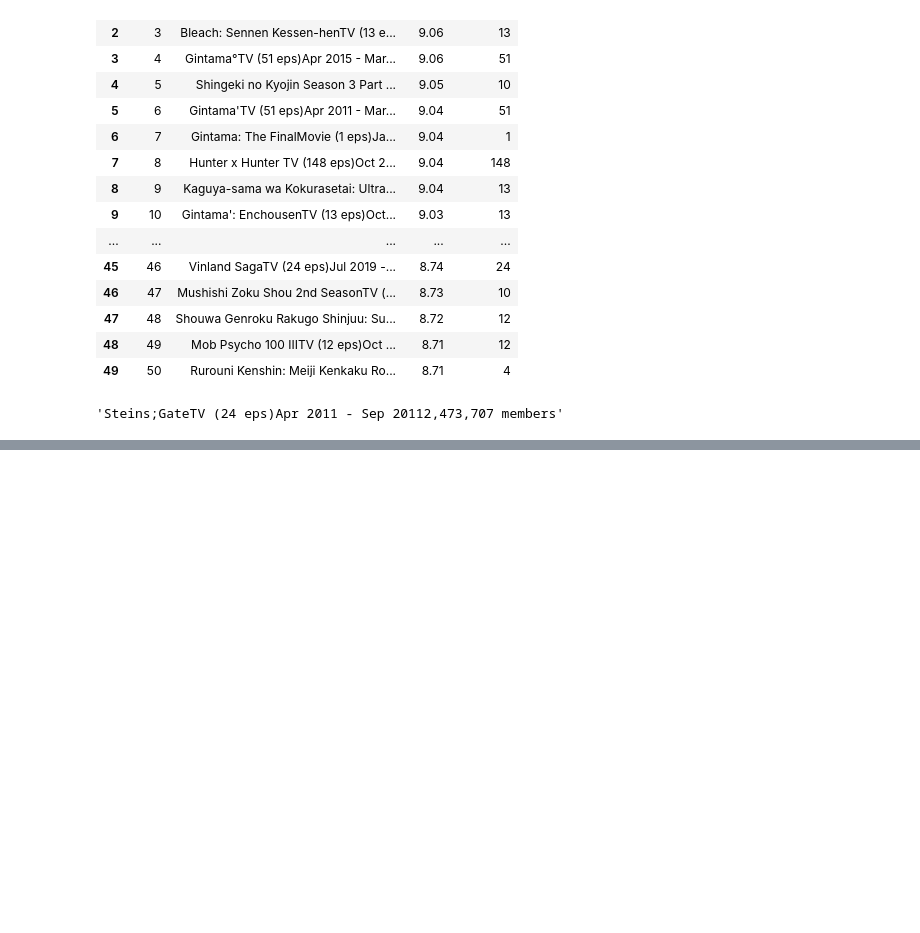
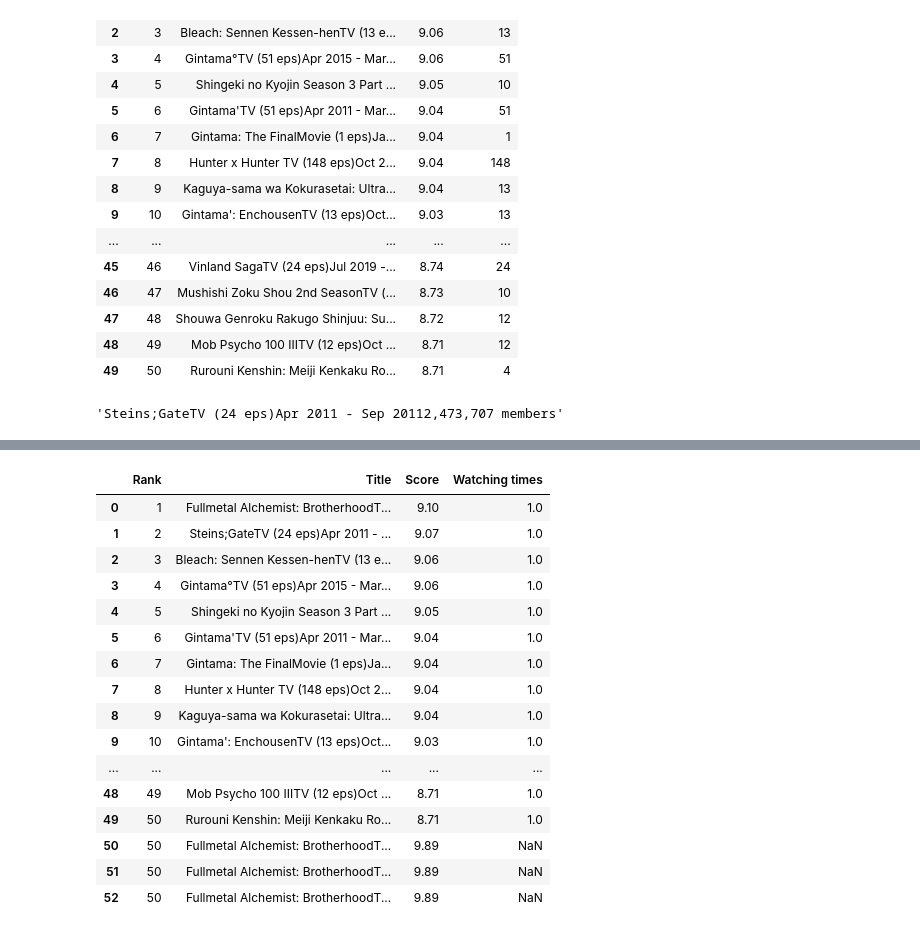
Before and after one commit to anuj931270/Data-Science-, a Jupyter notebook: Pandas/FeatureExtraction/Feature.ipynb, the cells around one changed output, grey strips where cells are left out. Saved outputs shown, nothing was run; the diff lists cells and outputs as text; code cells hidden in the pictures; blank space fills up the shorter version.

```diff
--- a/Pandas/FeatureExtraction/Feature.ipynb
+++ b/Pandas/FeatureExtraction/Feature.ipynb
@@ -106,0 +153,28 @@ df.loc[1]['Title']
+# %%
+new_row = {
+    'Rank': '50',
+    'Title': 'Fullmetal Alchemist: BrotherhoodTV (64 eps)Apr 2009 - Jul 20103,218,472 membersManga StoreVolume 1€4.58Preview',
+    'Score':9.89
+}
+
+df = pd.concat([df, pd.DataFrame([new_row])], ignore_index=True)
+df.tail(5)
+df
+# %% [output]
+|  | Rank | Title | Score | Watching times |
+| 0 | 1 | Fullmetal Alchemist: BrotherhoodT... | 9.10 | 1.0 |
+| 1 | 2 | Steins;GateTV (24 eps)Apr 2011 - ... | 9.07 | 1.0 |
+| 2 | 3 | Bleach: Sennen Kessen-henTV (13 e... | 9.06 | 1.0 |
+| 3 | 4 | Gintama°TV (51 eps)Apr 2015 - Mar... | 9.06 | 1.0 |
+| 4 | 5 | Shingeki no Kyojin Season 3 Part ... | 9.05 | 1.0 |
+| 5 | 6 | Gintama'TV (51 eps)Apr 2011 - Mar... | 9.04 | 1.0 |
+| 6 | 7 | Gintama: The FinalMovie (1 eps)Ja... | 9.04 | 1.0 |
+| 7 | 8 | Hunter x Hunter TV (148 eps)Oct 2... | 9.04 | 1.0 |
+| 8 | 9 | Kaguya-sama wa Kokurasetai: Ultra... | 9.04 | 1.0 |
+| 9 | 10 | Gintama': EnchousenTV (13 eps)Oct... | 9.03 | 1.0 |
+| ... | ... | ... | ... | ... |
+| 48 | 49 | Mob Psycho 100 IIITV (12 eps)Oct ... | 8.71 | 1.0 |
+| 49 | 50 | Rurouni Kenshin: Meiji Kenkaku Ro... | 8.71 | 1.0 |
+| 50 | 50 | Fullmetal Alchemist: BrotherhoodT... | 9.89 | NaN |
+| 51 | 50 | Fullmetal Alchemist: BrotherhoodT... | 9.89 | NaN |
+| 52 | 50 | Fullmetal Alchemist: BrotherhoodT... | 9.89 | NaN |
```
Also changed, not shown: parts of 2 cells of this notebook, 3 other files.
